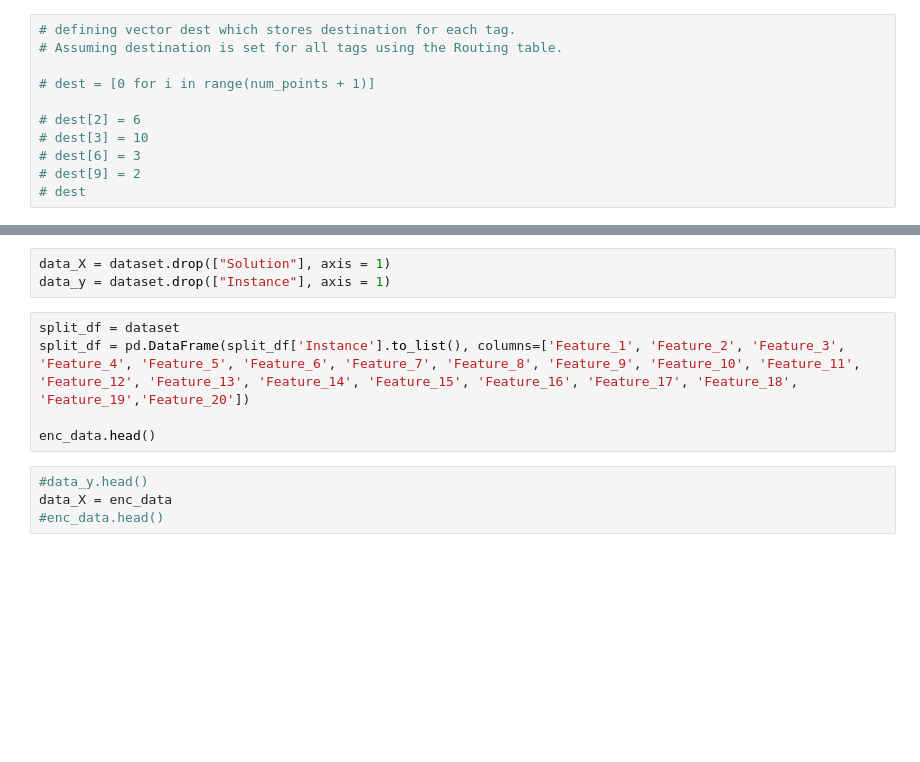
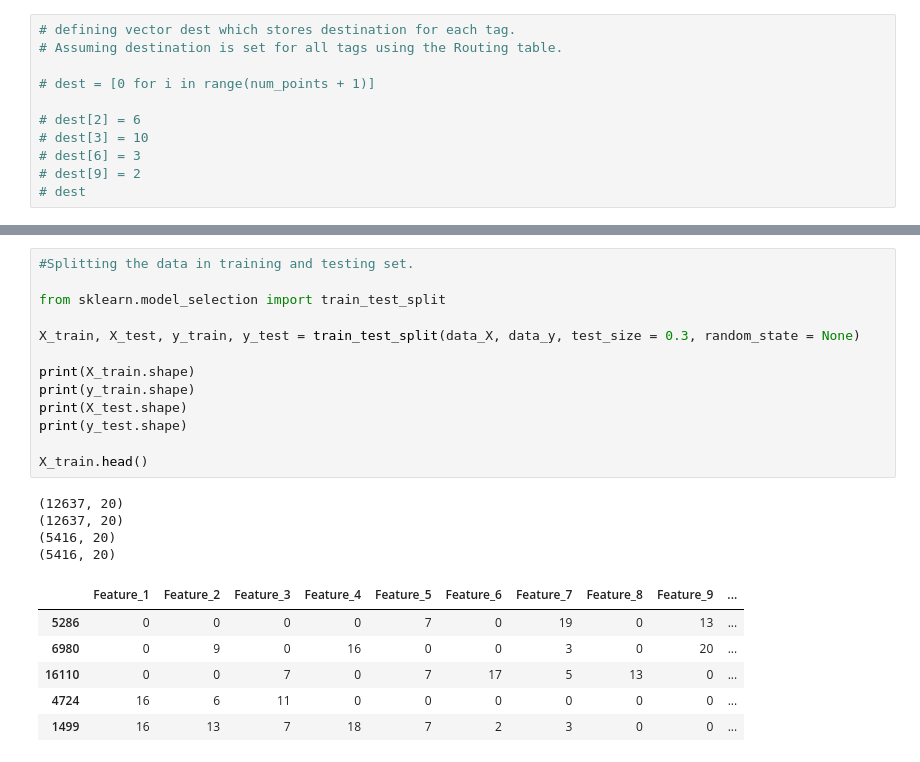
Before and after one commit to tantuwaySourabh/rf-tag2tag-communication, a Jupyter notebook: Project.ipynb, the cells around one changed output, grey strips where cells are left out. Drawn from its saved outputs; the diff is of its cells as text; blank space fills up the shorter version.

```diff
--- a/Project.ipynb
+++ b/Project.ipynb
@@ -500,16 +525,28 @@ display(data_y)
 | 18051 | 0.0 | 0.0 | 0.0 | 0.0 | 1.0 | 0.0 | 1.0 | 0.0 | 0.0 | 1.0 | 0.0 | ... |
 | 18052 | 1.0 | 0.0 | 0.0 | 0.0 | 0.0 | 0.0 | 0.0 | 0.0 | 1.0 | 0.0 | 0.0 | ... |
 18053 rows × 20 columns
-# %%
-data_X = dataset.drop(["Solution"], axis = 1)
-data_y = dataset.drop(["Instance"], axis = 1)
-# %%
-split_df = dataset
-split_df = pd.DataFrame(split_df['Instance'].to_list(), columns=['Feature_1', 'Feature_2', 'Feature_3', 'Feature_4', 'Feature_5', 'Feature_6', 'Feature_7', 'Feature_8', 'Feature_9', 'Feature_10', 'Feature_11', 'Feature_12', 'Feature_13', 'Feature_14', 'Feature_15', 'Feature_16', 'Feature_17', 'Feature_18', 'Feature_19','Feature_20'])
-
-enc_data.head()
-# %%
-#data_y.head()
-data_X = enc_data
-#enc_data.head()
+# %%
+#Splitting the data in training and testing set.
+
+from sklearn.model_selection import train_test_split
+
+X_train, X_test, y_train, y_test = train_test_split(data_X, data_y, test_size = 0.3, random_state = None)
+
+print(X_train.shape)
+print(y_train.shape)
+print(X_test.shape)
+print(y_test.shape)
+
+X_train.head()
+# %% [output]
+(12637, 20)
+(12637, 20)
+(5416, 20)
+(5416, 20)
+|  | Feature_1 | Feature_2 | Feature_3 | Feature_4 | Feature_5 | Feature_6 | Feature_7 | Feature_8 | Feature_9 | ... |
+| 5286 | 0 | 0 | 0 | 0 | 7 | 0 | 19 | 0 | 13 | ... |
+| 6980 | 0 | 9 | 0 | 16 | 0 | 0 | 3 | 0 | 20 | ... |
+| 16110 | 0 | 0 | 7 | 0 | 7 | 17 | 5 | 13 | 0 | ... |
+| 4724 | 16 | 6 | 11 | 0 | 0 | 0 | 0 | 0 | 0 | ... |
+| 1499 | 16 | 13 | 7 | 18 | 7 | 2 | 3 | 0 | 0 | ... |
 # %%
```
Also changed, not shown: parts of 47 cells of this notebook, 8 other files.
